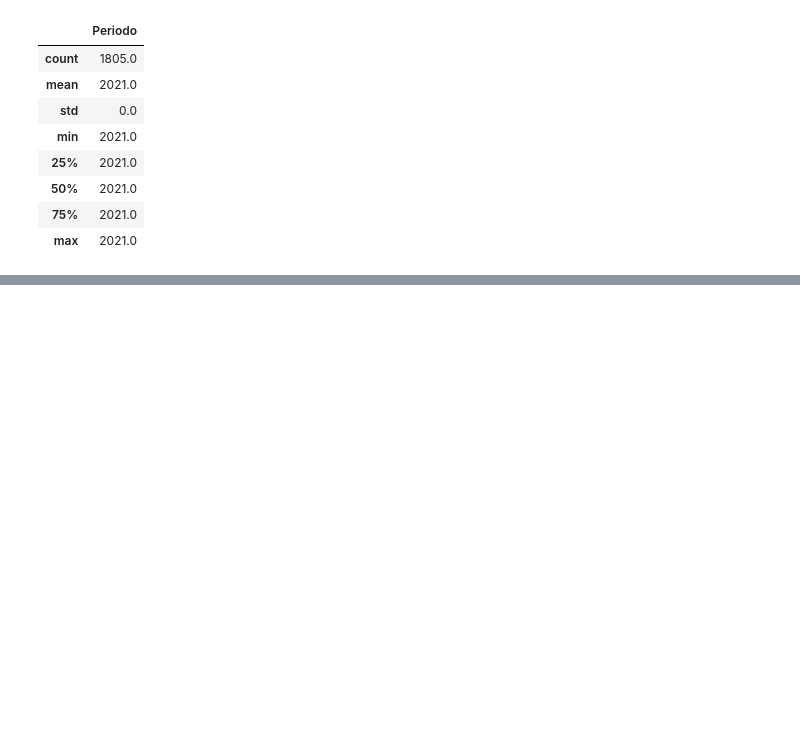
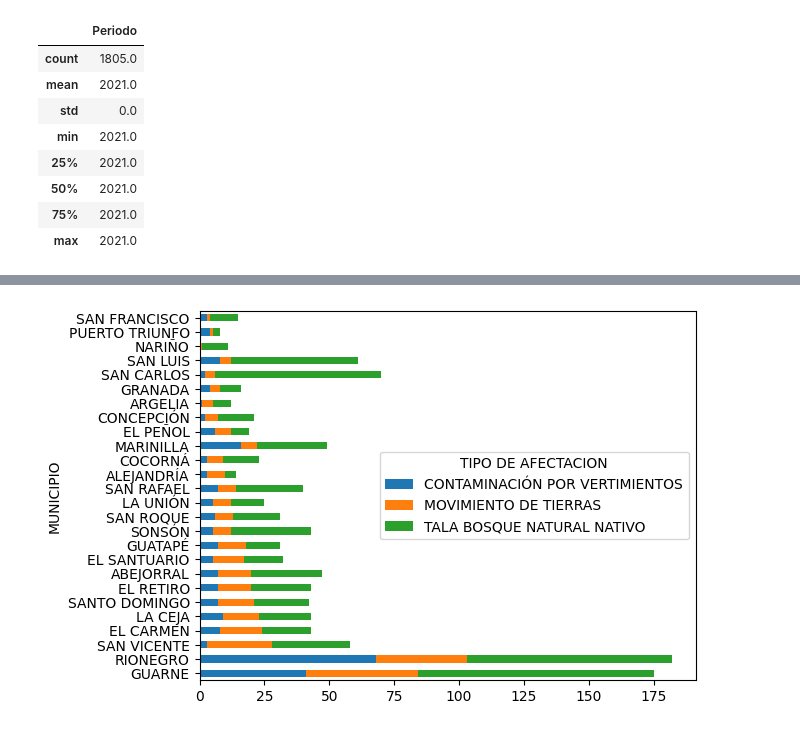
Before and after one commit to asegura4488/CienciaDatos, a Jupyter notebook: Semana4/QuejasAmbientales.ipynb, the cells around one changed output, grey strips where cells are left out. Saved outputs shown, nothing was run; the diff lists cells and outputs as text; code cells hidden in the pictures; blank space fills up the shorter version.

```diff
--- a/Semana4/QuejasAmbientales.ipynb
+++ b/Semana4/QuejasAmbientales.ipynb
@@ -99,0 +173,4 @@ mask3 = data['TIPO DE AFECTACION'] == 'CONTAMINACIÓN POR VERTIMIENTOS'
+# %%
+ax = CrossAfectacion.plot( kind= 'barh', stacked=True )
+# %% [output]
+[figure, added]
```
Also changed, not shown: parts of 7 cells of this notebook.
